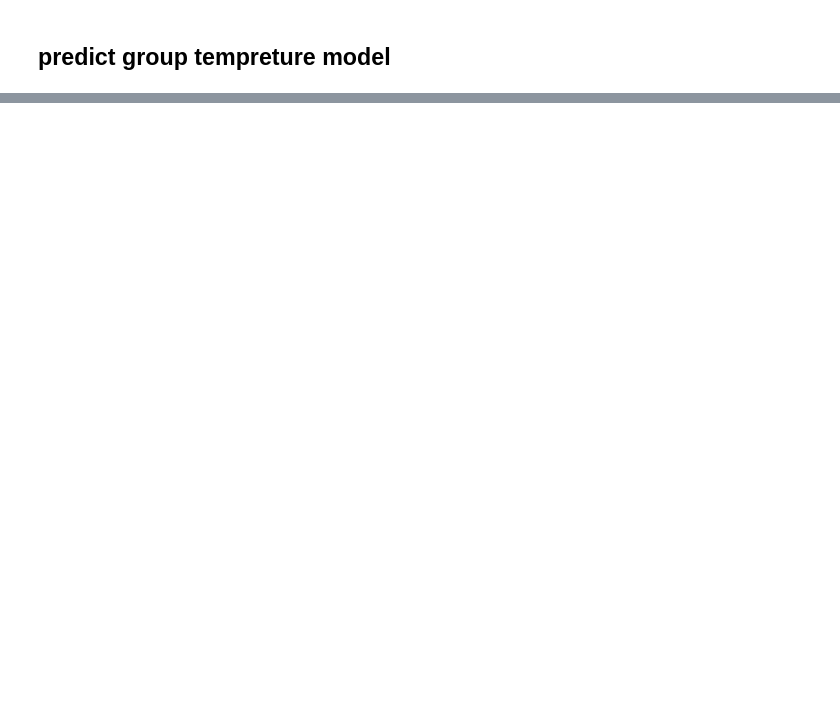
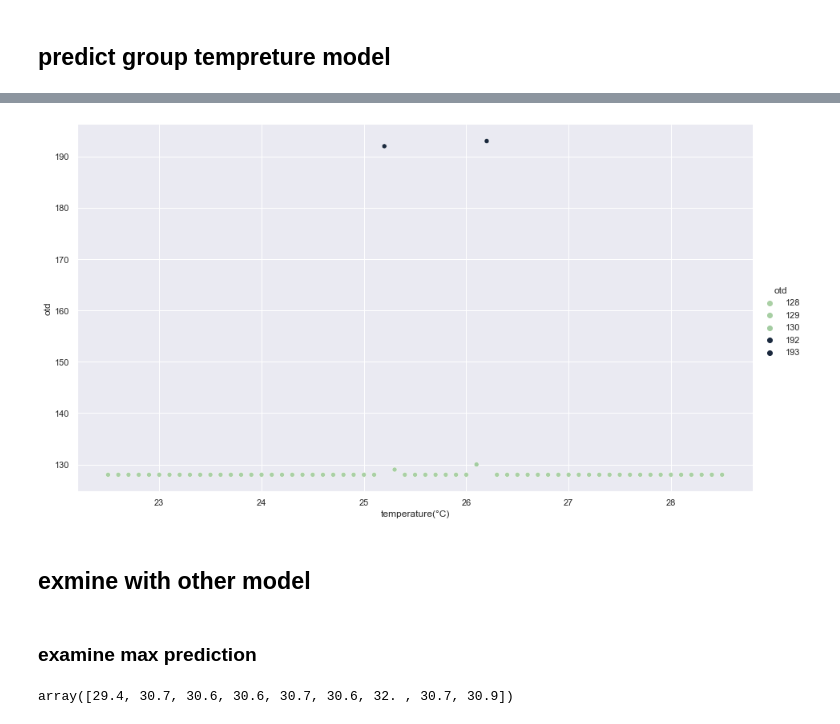
Before and after one commit to chengxiangduan-usc/mecsc, a Jupyter notebook: model/comfort_minmax_model/test_rf_model.ipynb, the cells around one changed output, grey strips where cells are left out. Saved outputs shown, nothing was run; the diff lists cells and outputs as text; code cells hidden in the pictures; blank space fills up the shorter version.

```diff
--- a/model/comfort_minmax_model/test_rf_model.ipynb
+++ b/model/comfort_minmax_model/test_rf_model.ipynb
@@ -144,6 +185,7 @@ class OptimalGroupTempreture():
         self.maxTs = maxTs
         self.sensitivity = sensitivity
         self.defaultMinMaxRange = defaultMinMaxRange
+        self.otdDF = None
 
     def getTempreture(self, model='auto', sensitivePeoplePercentageLimit=0.1, sensitiveRange=2, ppd=0.1):
         """
@@ -207,6 +249,7 @@ class OptimalGroupTempreture():
         return (1 / tRange) ** self.sensitivity
 
     def otdModel(self, checkedtRanges, averageTs, ppd):
+        forFig = []
         numberOfPeople = len(checkedtRanges)
         permitNumberOfUncomfortablePeople = math.floor(numberOfPeople * ppd)
         otdMax = (numberOfPeople - permitNumberOfUncomfortablePeople) * 1 + \
@@ -231,8 +274,12 @@ class OptimalGroupTempreture():
                     otd += numberOfPeople + 1
                 else:
                     otd = (numberOfPeople + 1) * 2
+            forFig.append([t, otd])
             if otd <= otdMax:
                 acceptableTs.append([t, otd])
+
+        self.otdDF = pd.DataFrame(forFig, columns=['temperature(°C)', 'otd'])
+
         if acceptableTs == []:
             return None
         acceptableTs.sort(key=lambda x: x[1])
@@ -252,6 +299,10 @@ class OptimalGroupTempreture():
         rangeLittleUncomfortable = [averageT - radius * littleUncomfortable[1], averageT + radius * littleUncomfortable[1]]
         rangeUncomfortable = [averageT - radius * uncomfortable[1], averageT + radius * uncomfortable[1]]
         return [rangeComfortable, rangeLittleUncomfortable, rangeUncomfortable]
+
+    def drawOtdValue(self):
+        sns.set_theme(style="darkgrid")
+        sns.relplot(x="temperature(°C)", y="otd", data=self.otdDF, hue="otd", palette="ch:r=-.5,l=.75", height=7, aspect=16/9)
 # %%
 ogt = OptimalGroupTempreture(y_pred_min, y_pred_max, defaultMinMaxRange=None)
 # %%
@@ -269,0 +337,9 @@ otd model
+# %%
+plt.rcParams["figure.figsize"] = (10, 17)
+ogt.drawOtdValue()
+# %% [output]
+[figure, added]
+# %% [markdown]
+## exmine with other model
+# %% [markdown]
+### examine max prediction
@@ -269,0 +348,4 @@ otd model
+# %%
+y_pred_pmv
+# %% [output]
+array([29.4, 30.7, 30.6, 30.6, 30.7, 30.6, 32. , 30.7, 30.9])
```
Also changed, not shown: parts of 46 cells of this notebook, 4 other files.
